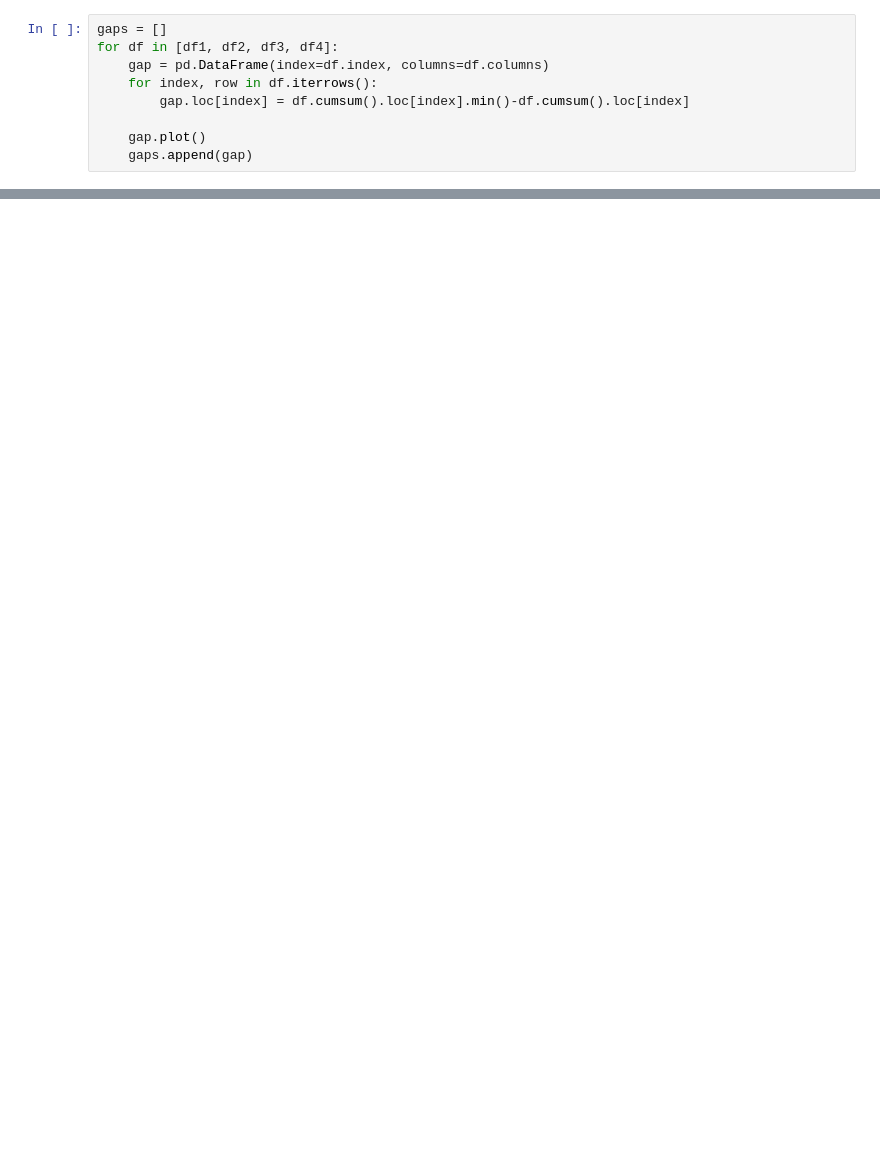
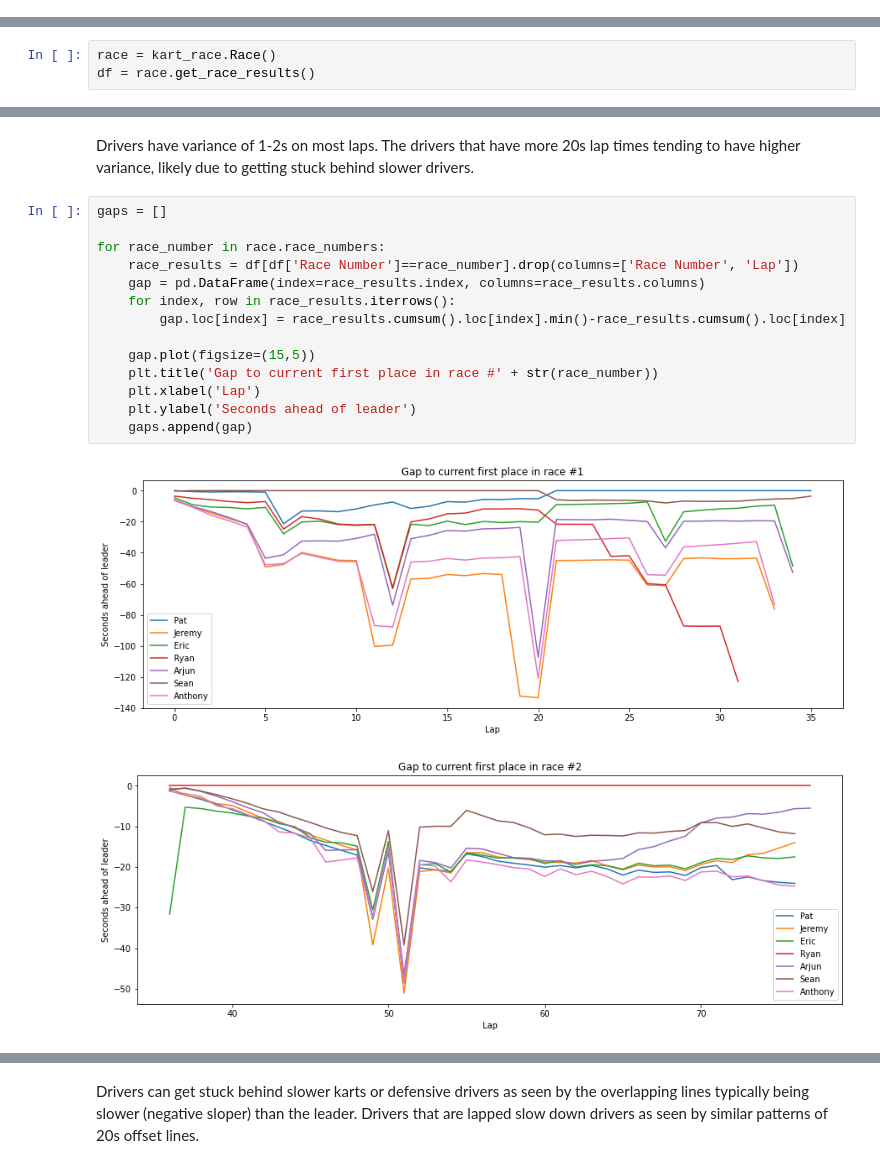
Before and after one commit to thereiswaldo/GoKarts, a Jupyter notebook: GoKart Analysis.ipynb, the cells around one changed output, grey strips where cells are left out. Drawn from its saved outputs; the diff is of its cells as text; blank space fills up the shorter version.

```diff
--- a/GoKart Analysis.ipynb
+++ b/GoKart Analysis.ipynb
@@ -31,9 +0,0 @@ df2.cumsum().loc[1].min()
-# %%
-gaps = []
-for df in [df1, df2, df3, df4]:
-    gap = pd.DataFrame(index=df.index, columns=df.columns)
-    for index, row in df.iterrows():
-        gap.loc[index] = df.cumsum().loc[index].min()-df.cumsum().loc[index]
-
-    gap.plot()
-    gaps.append(gap)
@@ -178,0 +8,3 @@ race
+# %%
+race = kart_race.Race()
+df = race.get_race_results()
@@ -178,0 +35,19 @@ race
+# %% [markdown]
+Drivers have variance of 1-2s on most laps. The drivers that have more 20s lap times tending to have higher variance, likely due to getting stuck behind slower drivers.
+# %%
+gaps = []
+
+for race_number in race.race_numbers:
+    race_results = df[df['Race Number']==race_number].drop(columns=['Race Number', 'Lap'])
+    gap = pd.DataFrame(index=race_results.index, columns=race_results.columns)
+    for index, row in race_results.iterrows():
+        gap.loc[index] = race_results.cumsum().loc[index].min()-race_results.cumsum().loc[index]
+
+    gap.plot(figsize=(15,5))
+    plt.title('Gap to current first place in race #' + str(race_number))
+    plt.xlabel('Lap')
+    plt.ylabel('Seconds ahead of leader')
+    gaps.append(gap)
+# %% [output]
+[figure, added]
+[figure, added]
@@ -178,0 +56,2 @@ race
+# %% [markdown]
+Drivers can get stuck behind slower karts or defensive drivers as seen by the overlapping lines typically being slower (negative sloper) than the leader. Drivers that are lapped slow down drivers as seen by similar patterns of 20s offset lines.
```
Also changed, not shown: parts of 45 cells of this notebook.
